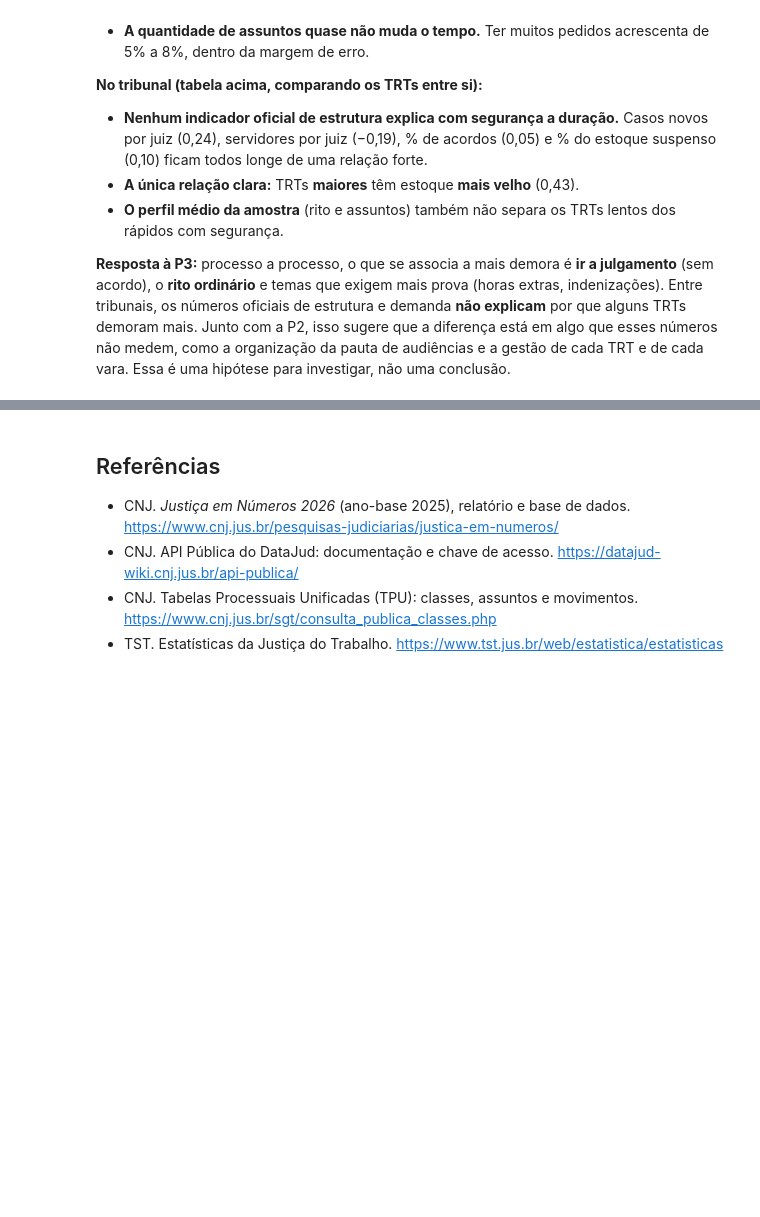
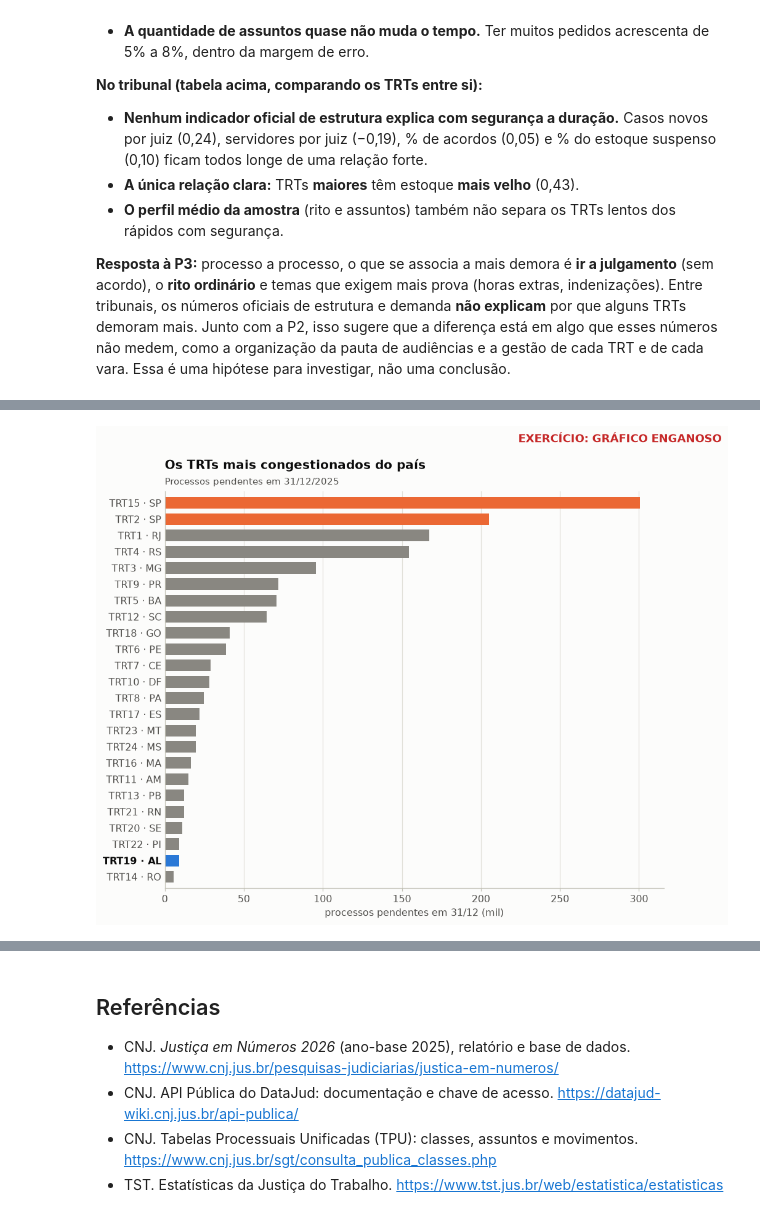
Before and after one commit to joaolevi/projeto8-justica-do-trabalho, a Jupyter notebook: projeto8_tramitacao_congestionamento.ipynb, the cells around one changed output, grey strips where cells are left out. Saved outputs shown, nothing was run; the diff lists cells and outputs as text; code cells hidden in the pictures; blank space fills up the shorter version.

```diff
--- a/projeto8_tramitacao_congestionamento.ipynb
+++ b/projeto8_tramitacao_congestionamento.ipynb
@@ -120,7 +135,7 @@ pd.set_option("display.precision", 1)
 # grade clara e nunca dois eixos y no mesmo gráfico (medidas diferentes = gráficos diferentes).
 COR = {"fundo": "#fcfcfb", "tinta": "#0b0b0b", "tinta2": "#52514e", "mudo": "#898781",
        "grade": "#e1e0d9", "eixo": "#c3c2b7", "contexto": "#bdbcb4",
-       "azul": "#2a78d6", "laranja": "#eb6834", "verde": "#1baf7a"}
+       "azul": "#2a78d6", "laranja": "#eb6834", "verde": "#1baf7a", "vermelho": "#c62828"}
 plt.rcParams.update({
     "figure.facecolor": COR["fundo"], "axes.facecolor": COR["fundo"], "savefig.facecolor": COR["fundo"],
     "figure.dpi": 110, "savefig.dpi": 150, "savefig.bbox": "tight", "font.size": 10.5,
@@ -1233,0 +1389,17 @@ Correlação de Spearman entre os TRTs (24 nos fatores oficiais; 22 nos da amost
+# %%
+# Figura 5 (ENGANOSA, de propósito): estoque em número de processos.
+DOIS_MAIORES = list(jt["pendentes"].nlargest(2).index)
+e5 = jt["pendentes"].sort_values()
+fig, ax = plt.subplots(figsize=(9.5, 7.6))
+cores = [COR["laranja"] if s in DOIS_MAIORES else COR["azul"] if s == DESTAQUE else COR["mudo"] for s in e5.index]
+ax.barh(np.arange(len(e5)), e5 / 1000, color=cores, height=0.72)
+rotulos_trt(ax, list(e5.index))
+ax.set_xlabel("processos pendentes em 31/12 (mil)")
+ax.grid(axis="y", visible=False)
+titulo(ax, "Os TRTs mais congestionados do país", f"Processos pendentes em 31/12/{ANO}")
+fig.text(0.99, 0.995, "EXERCÍCIO: GRÁFICO ENGANOSO", color=COR["vermelho"], fontsize=12, fontweight="bold",
+         ha="right", va="top")
+salvar(fig, "fig5_exercicio_grafico_enganoso")
+plt.show()
+# %% [output]
+[figure, added]
```
Also changed, not shown: parts of 18 cells of this notebook, 6 other files.
